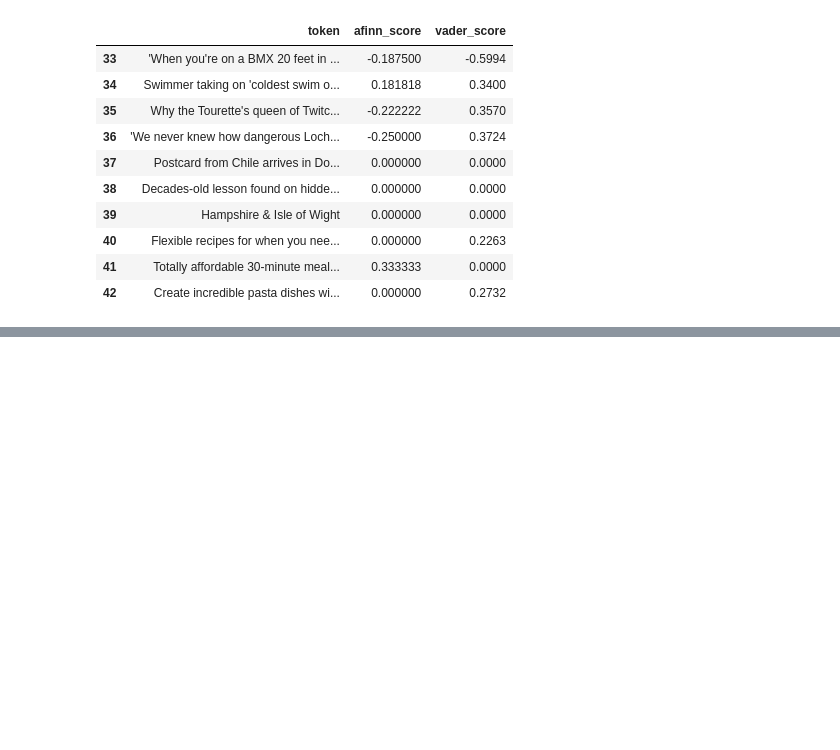
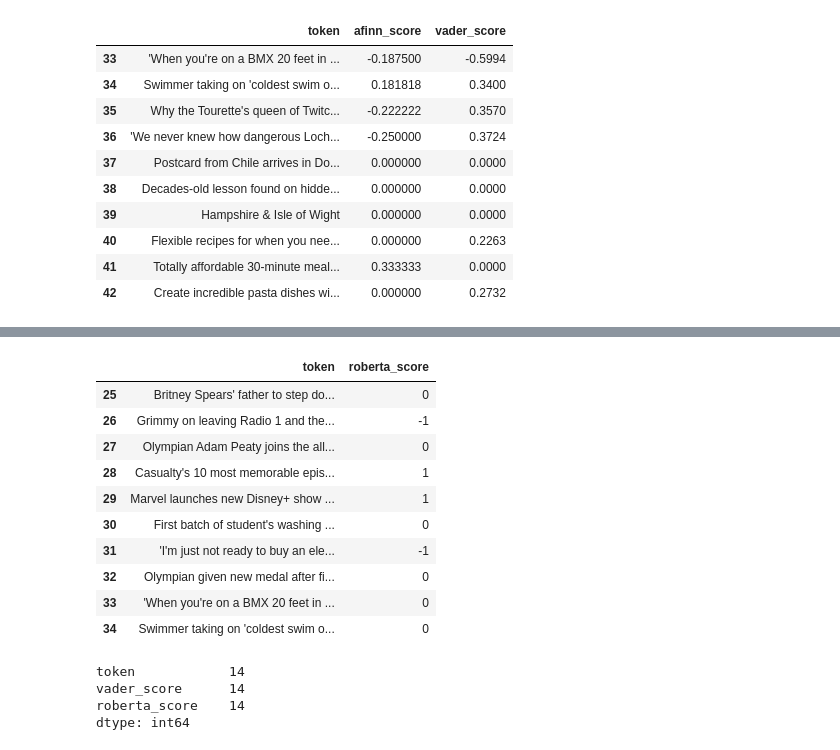
Before and after one commit to mihailthebuilder/bright-news-backend, a Jupyter notebook: research/main.ipynb, the cells around one changed output, grey strips where cells are left out. Saved outputs shown, nothing was run; the diff lists cells and outputs as text; code cells hidden in the pictures; blank space fills up the shorter version.

```diff
--- a/research/main.ipynb
+++ b/research/main.ipynb
@@ -232,0 +301,24 @@ dtype: int64
+# %%
+token_df = pd.DataFrame(scored_tokens)
+token_df[["token","roberta_score"]][25:35]
+# %% [output]
+|  | token | roberta_score |
+| 25 | Britney Spears' father to step do... | 0 |
+| 26 | Grimmy on leaving Radio 1 and the... | -1 |
+| 27 | Olympian Adam Peaty joins the all... | 0 |
+| 28 | Casualty's 10 most memorable epis... | 1 |
+| 29 | Marvel launches new Disney+ show ... | 1 |
+| 30 | First batch of student's washing ... | 0 |
+| 31 | 'I'm just not ready to buy an ele... | -1 |
+| 32 | Olympian given new medal after fi... | 0 |
+| 33 | 'When you're on a BMX 20 feet in ... | 0 |
+| 34 | Swimmer taking on 'coldest swim o... | 0 |
+# %%
+filter = token_df[((token_df["roberta_score"]<0) & (token_df["vader_score"]>=0)) | ((token_df["roberta_score"]>=0) & (token_df["vader_score"]<0))][["token","vader_score","roberta_score"]]
+print(filter.count())
+filter.to_csv("roberta-vader.csv")
+# %% [output]
+token            14
+vader_score      14
+roberta_score    14
+dtype: int64
```
Also changed, not shown: parts of 26 cells of this notebook.
